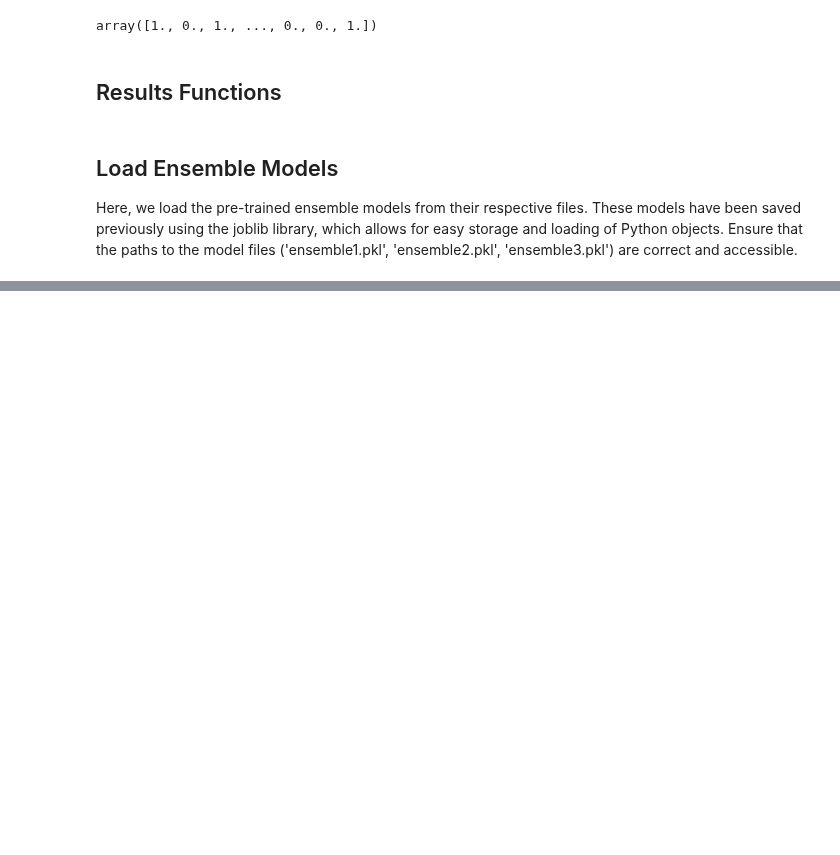
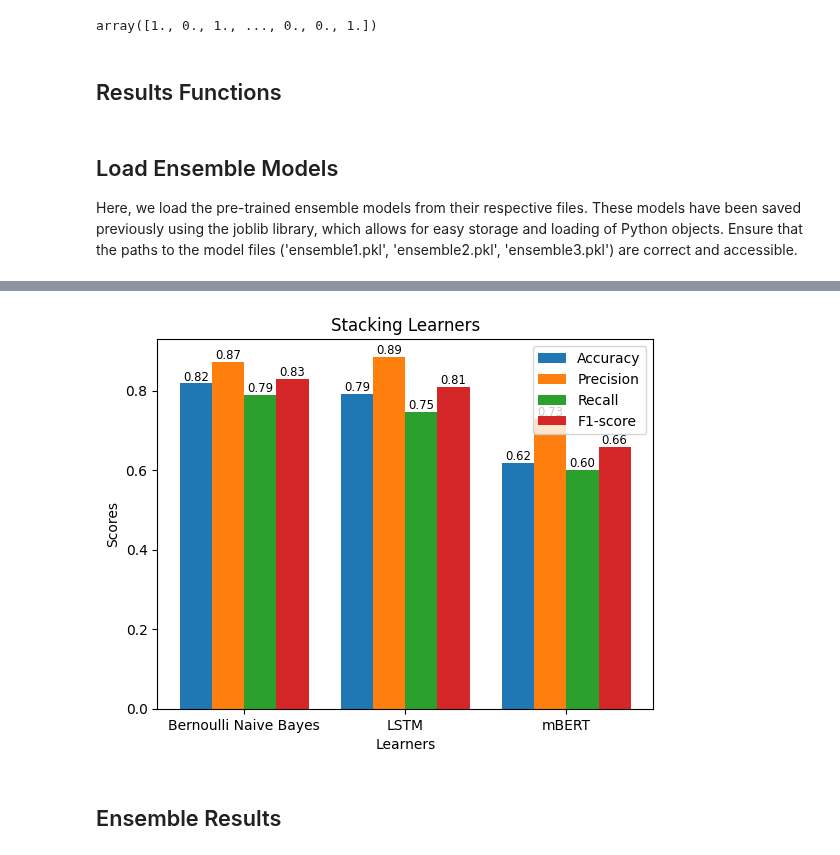
Before and after one commit to NateCross/tag-hate-elf, a Jupyter notebook: results.ipynb, the cells around one changed output, grey strips where cells are left out. Drawn from its saved outputs; the diff is of its cells as text; code cells hidden in the pictures; blank space fills up the shorter version.

```diff
--- a/results.ipynb
+++ b/results.ipynb
@@ -280,0 +271,3 @@ for idx, ensemble in enumerate(ensembles, start=1):
+# %%
+stacking_ensemble = joblib.load('ensemble-stacking.pkl')
+stacking_ensemble
@@ -280,0 +296,8 @@ for idx, ensemble in enumerate(ensembles, start=1):
+# %%
+stacking_ensemble_learners = get_learner_results(X_test, y_test, stacking_ensemble)
+# %%
+plot_grouped_bar_graph(stacking_ensemble_learners, learner_labels, "Stacking Learners")
+# %% [output]
+[figure, added]
+# %% [markdown]
+## Ensemble Results
```
Also changed, not shown: parts of 17 cells of this notebook.
